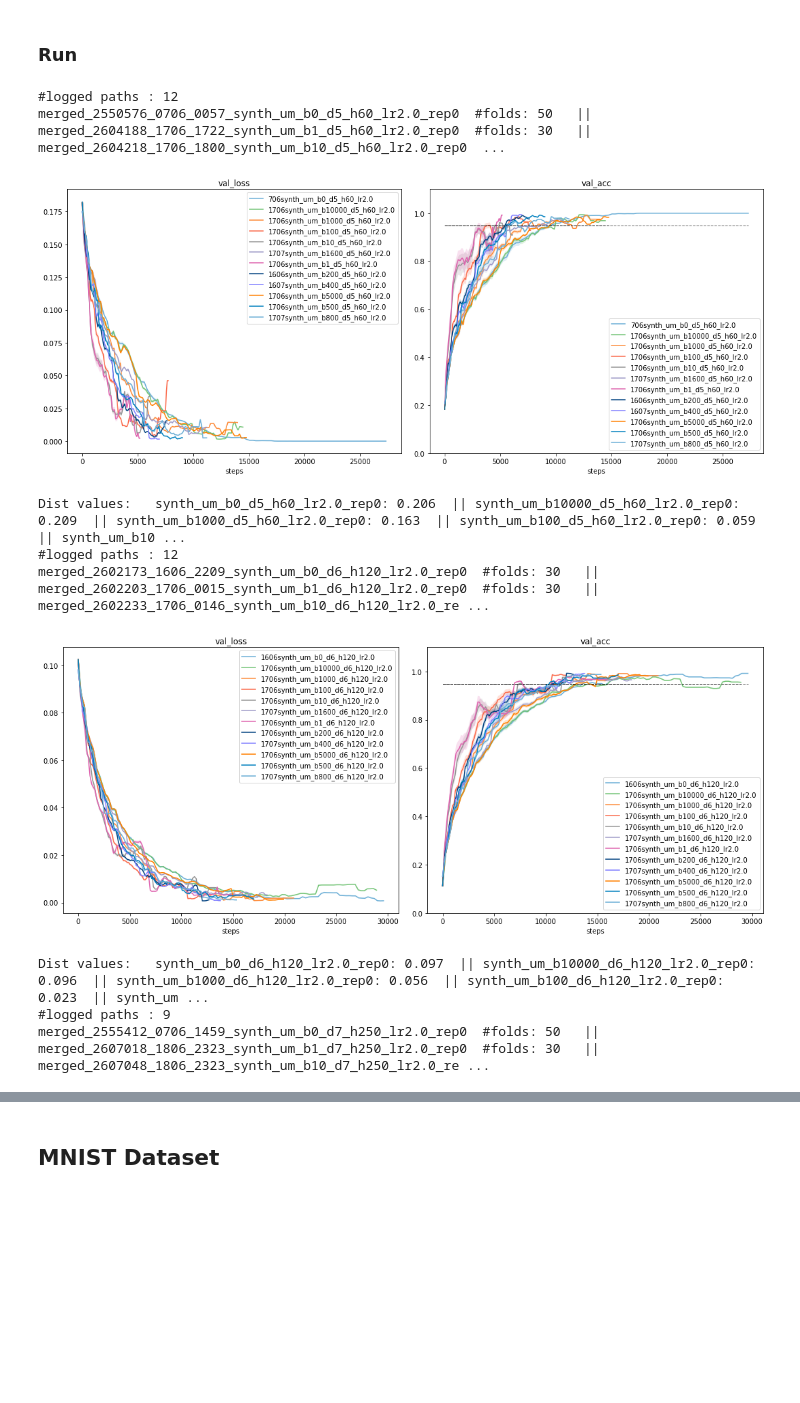
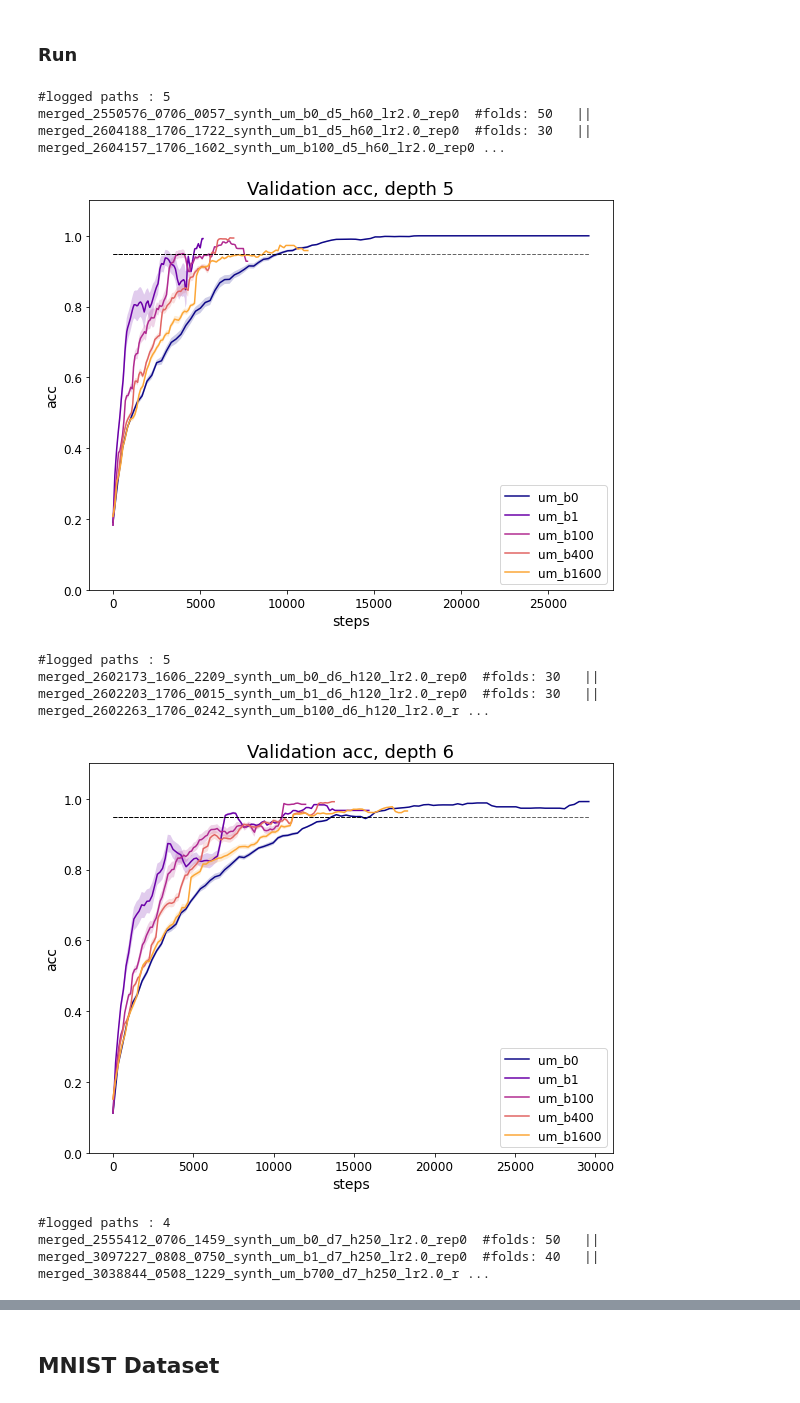
Before and after one commit to jeromel05/Ultrametric-benchmark-v2, a Jupyter notebook: notebooks/postprocessing_metrics.ipynb, the cells around one changed output, grey strips where cells are left out. Drawn from its saved outputs; the diff is of its cells as text; code cells hidden in the pictures; blank space fills up the shorter version.

```diff
--- a/notebooks/postprocessing_metrics.ipynb
+++ b/notebooks/postprocessing_metrics.ipynb
@@ -180,6 +202,11 @@ def interpolate_values(metrics_to_plot, values, x_values, tot_num_values=1000, c
             steps, vals = x_values[0], values[metric_name][0]
             min_epochs_real, max_epochs_real = max((min(steps)/100)*100 - 1000, 0), min((max(steps)/100)*100 + 1000, max_epochs_real_all)
             x_all = np.arange(min_epochs_real, max_epochs_real, step=100.0)
+            if len(steps) < len(vals):
+                vals = vals[:len(vals)-1]
+            if len(steps) > len(vals):
+                steps = steps[:len(steps)-1]
+
             y_vals_interp = np.interp(x_all, steps, vals)
 
         y_vals_interp = np.stack(y_vals_interp)
@@ -578,19 +708,20 @@ Dist values:
 # %%
 integral_values_dict_um, integral_values_dict_split, res_dict = dict(), dict(), dict()
 #patts_to_search = ['synth(?:corr)*_um_b[0-9]*_d5_h60_lr2', 'synth(?:corr)*_um_b[0-9]*_d6_+h120_lr2', 'synth(?:corr)*_um_b[0-9]*_d7_+h250_lr2', 'synth(?:corr)*_um_b[0-9]*_d8_+h500_lr5'] # 'synth_um_b[01]*_d9_h1000_lr5']
+
 patts_to_search = ['synth_split_b[0-9]*_d5_s400', 'synth_split_b[0-9]*_d6_s400', 'synth_split_b[0-9]*_d7_s[0-9]*',
-                   'synthcorr_split_b[0-9]*_d5', 'synthcorr_um_b[0-9]*_d6',
-                  'synth_split_b[0-9]*_d5_stoch']
+                   'synthcorr_split_b[0-9]*_d5', 'synthcorr_um_b[0-9]*_d6', 'synth_split_b[0-9]*_d5_stoch']
+
+#patts_to_search = ['synth_split_b[0-9]*_d7_s[0-9]*']
 
 #patts_to_search = ['synth_split_b[0-9]*_d5_stoch'] # only stoch
 #patts_to_search = ['synthcorr_rm_b[0-9]*_d6'] # only corr
-#patts_to_search = ['2735590']
-#patts_to_search = ['synthcorr_um_b[0-9]*_d6']
+
 # MERGED_LOG_PATH DL_LOG_PATH SPLIT_MERGED_LOG_PATH TO_MERGE_LOG_PATH MERGED_CORR_LOG_PATH MERGED_STOCH_LOG_PATH
 
 for patt in patts_to_search:
-    val_accs_dict = plot_runs_w_regex(patt, 0.0, DL_LOG_PATH, verbose=0, delete_dir=False)
-    integral_values, name, b0_max_idx = compute_integral_values(val_accs_dict)
+    val_accs_dict = plot_runs_w_regex(patt, 0.0, MERGED_CORR_LOG_PATH, verbose=0, delete_dir=False)
+    integral_values, integral_values_lb, integral_values_ub, name, b0_max_idx = compute_integral_values(val_accs_dict)
     print_dict(integral_values)
     res_dict[name] = (integral_values, b0_max_idx)
 # %% [output]
@@ -624,25 +751,38 @@ Dist values:
 # %%
+all_runs = False
 
-integral_values_dict_um, integral_values_dict_split = dict(), dict()
-patts_to_search_um = ['synth(?:corr)*_um_b[0-9]*_d5_+h60_lr2', 'synth_um_b[0-9]*_d6_+h120_lr2', 'synth_um_b[0-9]*_d7_+h250_lr2', 'synth_um_b[0-9]*_d8_+h500_lr5'] # 'synth_um_b[01]*_d9_h1000_lr5']
-patts_to_search_split = ['synth_split_b[0-9]*_d5_*(s[0-9]*)*_h[0-9]+_lr', 'synth_split_b[0-9]*_d6_*(s[0-9]*)*_h[0-9]+_lr', 'synth_split_b[0-9]*_d7_*(s[0-9]*)*_h[0-9]+_lr']
+b_lens_s400 = '(0|1|100|400|1600)'
+b_lens_s500 = '(0|1|100|400|500|2000)'
+b_lens_s700 = '(0|1|700|2100)'
+b_lens_s400_split = '(0|1|100|200|400|800|1600)'
+b_lens_s500_split = '(0|1|100|200|400|500|1000|2000)'
+b_lens_s700_split = '(0|1|100|200|400|500|700|1400|2100)'
+
+if all_runs:
+    b_lens_s400, b_lens_s500, b_lens_s700 = '[0-9]*', '[0-9]*', '[0-9]*'
+    b_lens_s400_split, b_lens_s500_split, b_lens_s700_split = '[0-9]*', '[0-9]*', '[0-9]*'
+
+patts_to_search_um = [f'synth_um_b{b_lens_s400}_d5_+h60_lr2', f'synth_um_b{b_lens_s400}_d6_+h120_lr2',
+                      f'synth_um_b{b_lens_s700}_d7_+h250_lr2', f'synth_um_b{b_lens_s500}_d8_+h500_lr5'] # 'synth_um_b[01]*_d9_h1000_lr5']
+
+patts_to_search_split = [f'synth_split_b{b_lens_s400_split}_d5_*(s[0-9]*)*_h[0-9]+_lr',
+                         f'synth_split_b{b_lens_s400_split}_d6_*(s[0-9]*)*_h[0-9]+_lr',
+                         f'synth_split_b{b_lens_s700_split}_d7_*(s[0-9]*)*_h[0-9]+_lr']
 
 for res_dict, patt_list, log_path in zip([integral_values_dict_um, integral_values_dict_split],
                                          [patts_to_search_um, patts_to_search_split],
                                          [MERGED_LOG_PATH, SPLIT_MERGED_LOG_PATH]):
     for patt in patt_list:
-        val_accs_dict = plot_runs_w_regex(patt, 0.1, log_path, verbose=0, delete_dir=False)
-        integral_values, name, b0_max_idx = compute_integral_values(val_accs_dict)
-        print_dict(integral_values)
-        res_dict[name] = (integral_values, b0_max_idx)
+        val_accs_dict, var_vals_dict = plot_runs_w_regex(patt, 0.1, log_path, verbose=0, delete_dir=False)
+        integral_values, integral_values_lb, integral_values_ub, name, b0_max_idx = compute_integral_values(val_accs_dict, var_vals_dict)
+        #print_dict(integral_values)
+        res_dict[name] = (integral_values, integral_values_lb, integral_values_ub, b0_max_idx)
 # %% [output]
-#logged paths : 12
-merged_2550576_0706_0057_synth_um_b0_d5_h60_lr2.0_rep0  #folds: 50   || merged_2604188_1706_1722_synth_um_b1_d5_h60_lr2.0_rep0  #folds: 30   || merged_2604218_1706_1800_synth_um_b10_d5_h60_lr2.0_rep0  ...
+#logged paths : 5
+merged_2550576_0706_0057_synth_um_b0_d5_h60_lr2.0_rep0  #folds: 50   || merged_2604188_1706_1722_synth_um_b1_d5_h60_lr2.0_rep0  #folds: 30   || merged_2604157_1706_1602_synth_um_b100_d5_h60_lr2.0_rep0 ...
-[figure, old version]
+[figure, new version]
-Dist values:   synth_um_b0_d5_h60_lr2.0_rep0: 0.206  || synth_um_b10000_d5_h60_lr2.0_rep0: 0.209  || synth_um_b1000_d5_h60_lr2.0_rep0: 0.163  || synth_um_b100_d5_h60_lr2.0_rep0: 0.059  || synth_um_b10 ...
-#logged paths : 12
-merged_2602173_1606_2209_synth_um_b0_d6_h120_lr2.0_rep0  #folds: 30   || merged_2602203_1706_0015_synth_um_b1_d6_h120_lr2.0_rep0  #folds: 30   || merged_2602233_1706_0146_synth_um_b10_d6_h120_lr2.0_re ...
+#logged paths : 5
+merged_2602173_1606_2209_synth_um_b0_d6_h120_lr2.0_rep0  #folds: 30   || merged_2602203_1706_0015_synth_um_b1_d6_h120_lr2.0_rep0  #folds: 30   || merged_2602263_1706_0242_synth_um_b100_d6_h120_lr2.0_r ...
-[figure, old version]
+[figure, new version]
-Dist values:   synth_um_b0_d6_h120_lr2.0_rep0: 0.097  || synth_um_b10000_d6_h120_lr2.0_rep0: 0.096  || synth_um_b1000_d6_h120_lr2.0_rep0: 0.056  || synth_um_b100_d6_h120_lr2.0_rep0: 0.023  || synth_um ...
-#logged paths : 9
-merged_2555412_0706_1459_synth_um_b0_d7_h250_lr2.0_rep0  #folds: 50   || merged_2607018_1806_2323_synth_um_b1_d7_h250_lr2.0_rep0  #folds: 30   || merged_2607048_1806_2323_synth_um_b10_d7_h250_lr2.0_re ...
+#logged paths : 4
+merged_2555412_0706_1459_synth_um_b0_d7_h250_lr2.0_rep0  #folds: 50   || merged_3097227_0808_0750_synth_um_b1_d7_h250_lr2.0_rep0  #folds: 40   || merged_3038844_0508_1229_synth_um_b700_d7_h250_lr2.0_r ...
```
Also changed, not shown: parts of 22 cells of this notebook, 15 other files.
